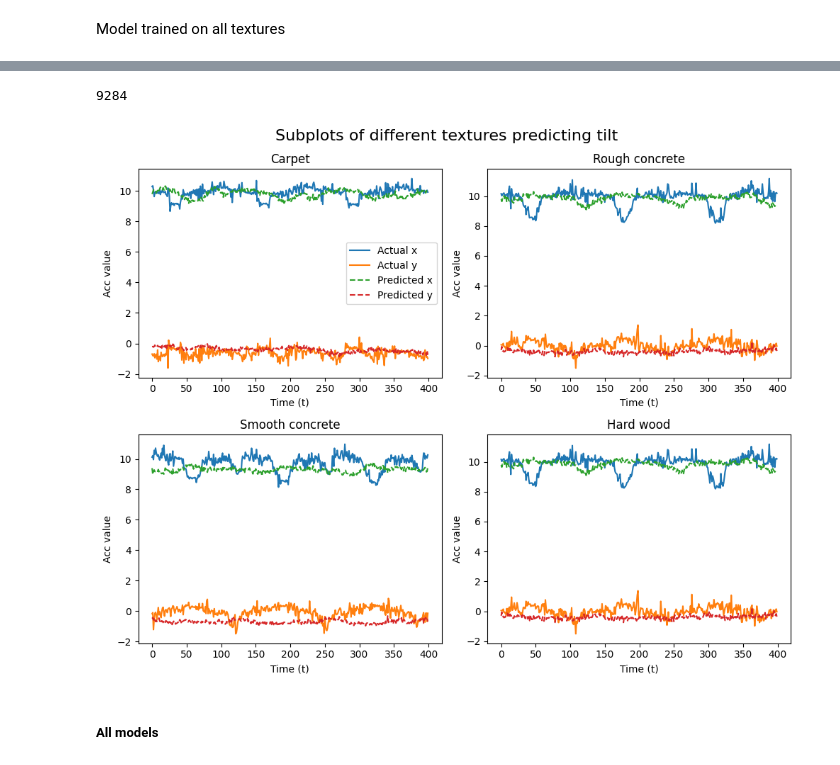
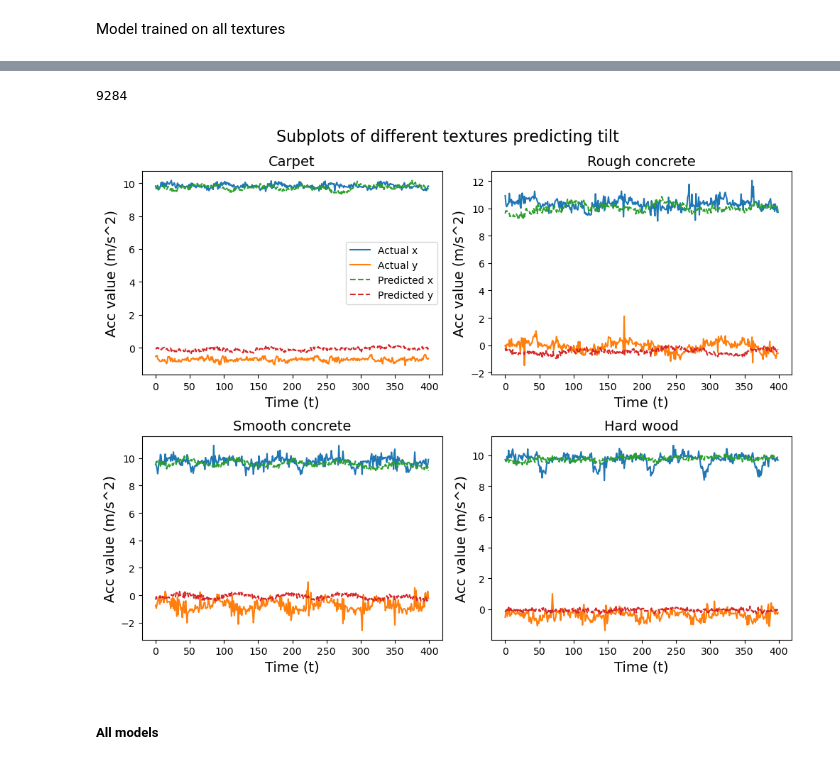
Before and after one commit to shepai/TactileSensor, a Jupyter notebook: Code/Data collection/robot/excel.ipynb, the cells around one changed output, grey strips where cells are left out. Drawn from its saved outputs; the diff is of its cells as text; code cells hidden in the pictures.

```diff
--- a/Code/Data collection/robot/excel.ipynb
+++ b/Code/Data collection/robot/excel.ipynb
@@ -533,7 +565,7 @@ Y_pred = normal_model.predict(X_test)
 mse_norm = mean_squared_error(Y_test, Y_pred)
 y,yp=getMSEPreds("wood_servos_d5_raw_L.csv","wood_servos_d5_raw_R.csv",normal_model,0,t,servos=True)
 yt,ypt=getMSEPreds("carpet_servos_d5_raw_L.csv","carpet_servos_d5_raw_R.csv",normal_model,0,t,servos=True)
-yc,ypc=getMSEPreds("wood_servos_d5_raw_L.csv","wood_servos_d5_raw_R.csv",normal_model,0,t,servos=True)
+yc,ypc=getMSEPreds("servos_rough_raw_L.csv","servos_rough_raw_R.csv",normal_model,0,t,servos=True)
 yo,ypo=getMSEPreds("outdoor_servos_d5_raw_L.csv","outdoor_servos_d5_raw_R.csv",normal_model,0,t,servos=True)
 
 
@@ -551,46 +583,46 @@ Outdoor MSE: 5.799002741346118
 # %%
 # Creating subplots
 print(len(yt))
 fig, axs = plt.subplots(2, 2, figsize=(10, 8))
 axis=[0,2]
-start=8000
-show=8400
+start=2000
+show=2400
 # Plotting each set of x and y data on separate subplots
 axs[0, 0].plot(yt[start:show,axis],label=["Actual x","Actual y"])
 axs[0, 0].plot(ypt[start:show,axis],"--",label=["Predicted x","Predicted y"])
-axs[0, 0].set_title('Carpet')
+axs[0, 0].set_title('Carpet', fontsize=14)
 axs[0, 0].legend()
-axs[0, 0].set_xlabel('Time (t)')
-axs[0, 0].set_ylabel('Acc value (m/s**2)')
+axs[0, 0].set_xlabel('Time (t)', fontsize=14)
+axs[0, 0].set_ylabel('Acc value (m/s^2)', fontsize=14)
 
 axs[0, 1].plot(yc[start:show,axis])
 axs[0, 1].plot(ypc[start:show,axis],"--")
-axs[0, 1].set_title('Rough concrete')
-axs[0, 1].set_xlabel('Time (t)')
-axs[0, 1].set_ylabel('Acc value (m/s**2)')
+axs[0, 1].set_title('Rough concrete', fontsize=14)
+axs[0, 1].set_xlabel('Time (t)', fontsize=14)
+axs[0, 1].set_ylabel('Acc value (m/s^2)', fontsize=14)
 
 axs[1, 0].plot(yo[start:show,axis])
 axs[1, 0].plot(ypo[start:show,axis],"--")
-axs[1, 0].set_title('Smooth concrete')
-axs[1, 0].set_xlabel('Time (t)')
-axs[1, 0].set_ylabel('Acc value (m/s**2)')
+axs[1, 0].set_title('Smooth concrete', fontsize=14)
+axs[1, 0].set_xlabel('Time (t)', fontsize=14)
+axs[1, 0].set_ylabel('Acc value (m/s^2)', fontsize=14)
 
 axs[1, 1].plot(y[start:show,axis])
 axs[1, 1].plot(yp[start:show,axis],"--")
-axs[1, 1].set_title('Hard wood')
-axs[1, 1].set_xlabel('Time (t)')
-axs[1, 1].set_ylabel('Acc value (m/s**2)')
+axs[1, 1].set_title('Hard wood', fontsize=14)
+axs[1, 1].set_xlabel('Time (t)', fontsize=14)
+axs[1, 1].set_ylabel('Acc value (m/s^2)', fontsize=14)
 
 # Adding a central title
 plt.suptitle('Subplots of different textures predicting tilt', fontsize=16)
 
 plt.tight_layout()
 
 # Displaying the plots
 plt.show()
 # %% [output]
 9284
-[figure, old version]
+[figure, new version]
 # %% [markdown]
 ##### All models
 # %%
```
Also changed, not shown: parts of 14 cells of this notebook.
